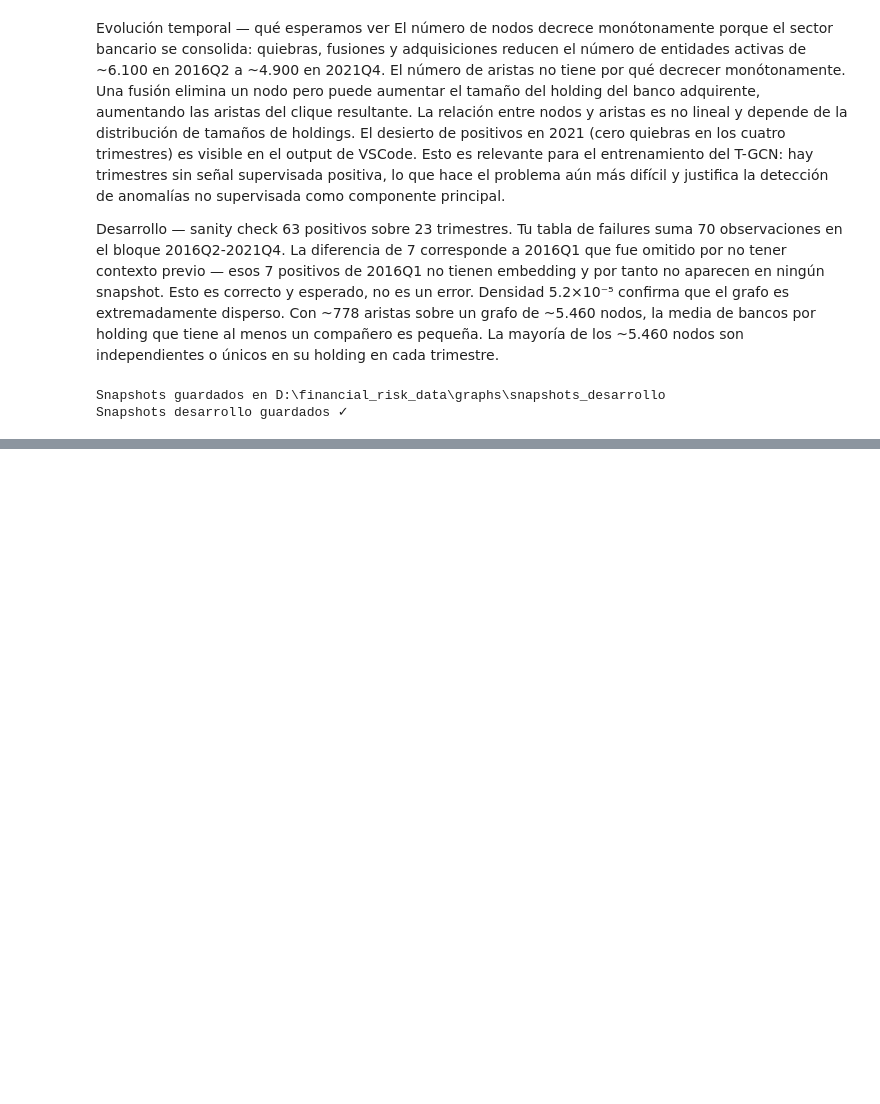
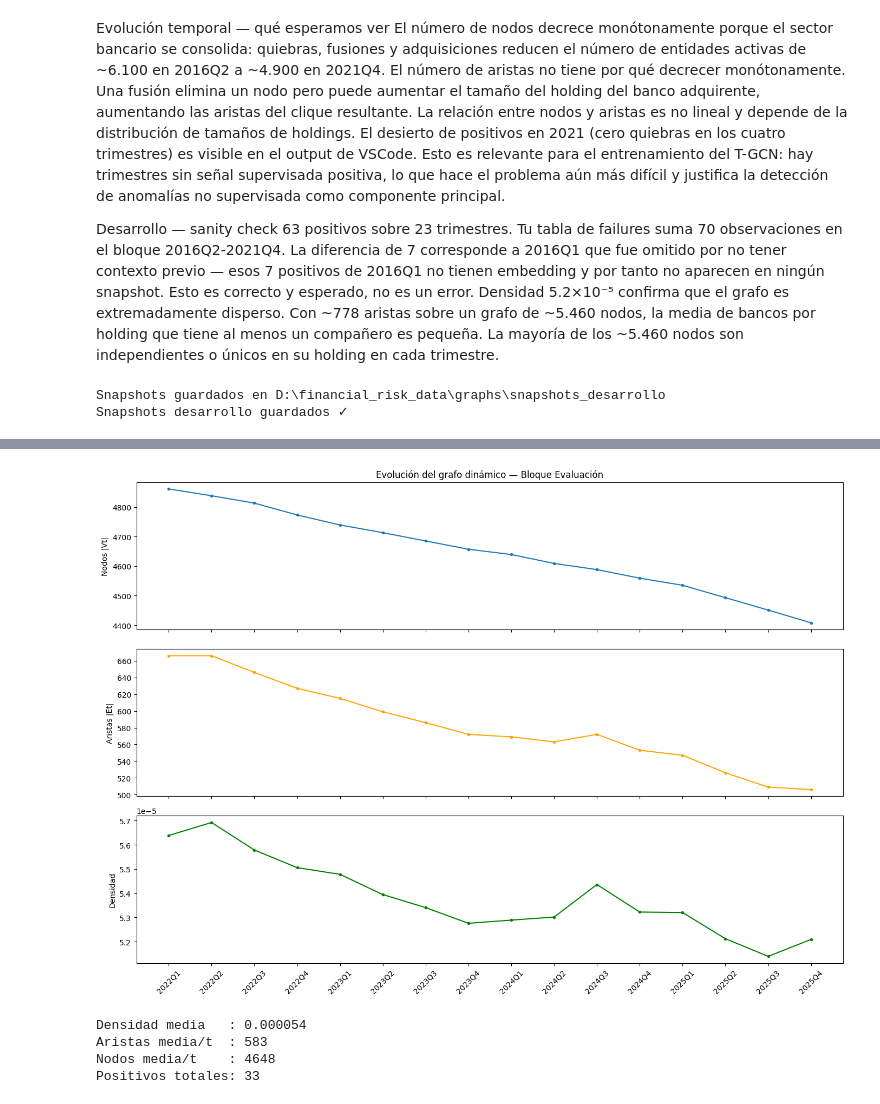
Before and after one commit to andrescarro192/tfm-financial_risk, a Jupyter notebook: notebooks/05_graph_temporal.ipynb, the cells around one changed output, grey strips where cells are left out. Drawn from its saved outputs; the diff is of its cells as text; code cells hidden in the pictures; blank space fills up the shorter version.

```diff
--- a/notebooks/05_graph_temporal.ipynb
+++ b/notebooks/05_graph_temporal.ipynb
@@ -753,0 +788,5 @@ En este punto del pipeline tenemos los 23 snapshots de desarrollo $G_{dev}^t$ co
+# %%
+emb_eval = pd.read_parquet(EMBEDDINGS / 'emb_eval/embeddings_evaluacion.parquet')
+
+print("Periodos en emb_eval:", sorted(emb_eval['period'].unique())[:3], "...", sorted(emb_eval['period'].unique())[-3:])
+print("Total periodos eval:", emb_eval['period'].nunique())
@@ -753,0 +796,14 @@ En este punto del pipeline tenemos los 23 snapshots de desarrollo $G_{dev}^t$ co
+# %%
+# ============================================================
+# Construción de snapshots de EVALUACIÓN
+# (reutiliza builder_dev ya ajustado; no se vuelve a llamar fit())
+# ============================================================
+
+emb_eval_labeled = emb_eval.merge(
+    labeled[['CERT', 'period', 'failed']].assign(CERT=lambda x: x['CERT'].astype(str)),
+    on=['CERT', 'period'],
+    how='left'
+)
+print(emb_eval_labeled.shape[0], emb_eval.shape[0])  # sanity check, deben coincidir
+
+snapshots_eval = builder_dev.build_all(verbose=True, embeddings=emb_eval_labeled)
@@ -753,0 +852,40 @@ En este punto del pipeline tenemos los 23 snapshots de desarrollo $G_{dev}^t$ co
+# %%
+# ============================================================
+# CELDA — Análisis exploratorio del grafo dinámico (evaluación)
+# ============================================================
+periodos_eval    = [d.period for d in snapshots_eval]
+n_nodos_eval     = [d.num_nodes for d in snapshots_eval]
+n_aristas_eval   = [d.edge_index.shape[1] // 2 for d in snapshots_eval]
+densidades_eval  = [
+    2 * e / (n * (n - 1)) if n > 1 else 0
+    for e, n in zip(n_aristas_eval, n_nodos_eval)
+]
+n_positivos_eval = [int(d.y.sum().item()) for d in snapshots_eval]
+
+fig, axes = plt.subplots(3, 1, figsize=(14, 10), sharex=True)
+
+axes[0].plot(periodos_eval, n_nodos_eval, marker='o', markersize=3)
+axes[0].set_ylabel('Nodos |Vt|')
+axes[0].set_title('Evolución del grafo dinámico — Bloque Evaluación')
+
+axes[1].plot(periodos_eval, n_aristas_eval, marker='o', markersize=3, color='orange')
+axes[1].set_ylabel('Aristas |Et|')
+
+axes[2].plot(periodos_eval, densidades_eval, marker='o', markersize=3, color='green')
+axes[2].set_ylabel('Densidad')
+axes[2].tick_params(axis='x', rotation=45)
+
+plt.tight_layout()
+plt.savefig(GRAPHS / 'grafo_evolucion_evaluacion.png', dpi=150)
+plt.show()
+
+print(f'\nDensidad media   : {np.mean(densidades_eval):.6f}')
+print(f'Aristas media/t  : {np.mean(n_aristas_eval):.0f}')
+print(f'Nodos media/t    : {np.mean(n_nodos_eval):.0f}')
+print(f'Positivos totales: {sum(n_positivos_eval)}')
+# %% [output]
+[figure, added]
+Densidad media   : 0.000054
+Aristas media/t  : 583
+Nodos media/t    : 4648
+Positivos totales: 33
```
Also changed, not shown: parts of 13 cells of this notebook, 2 other files.
